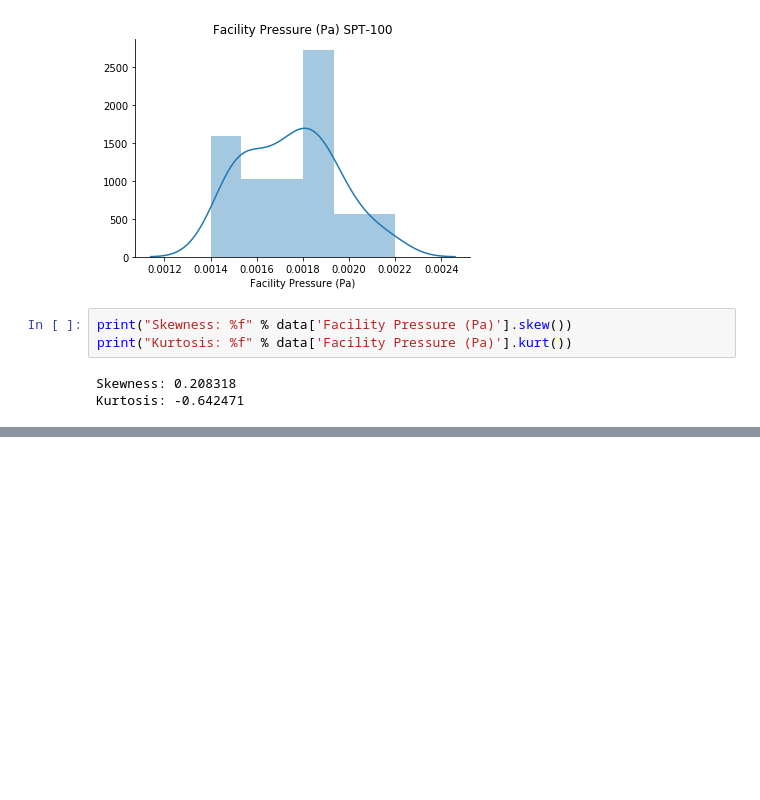
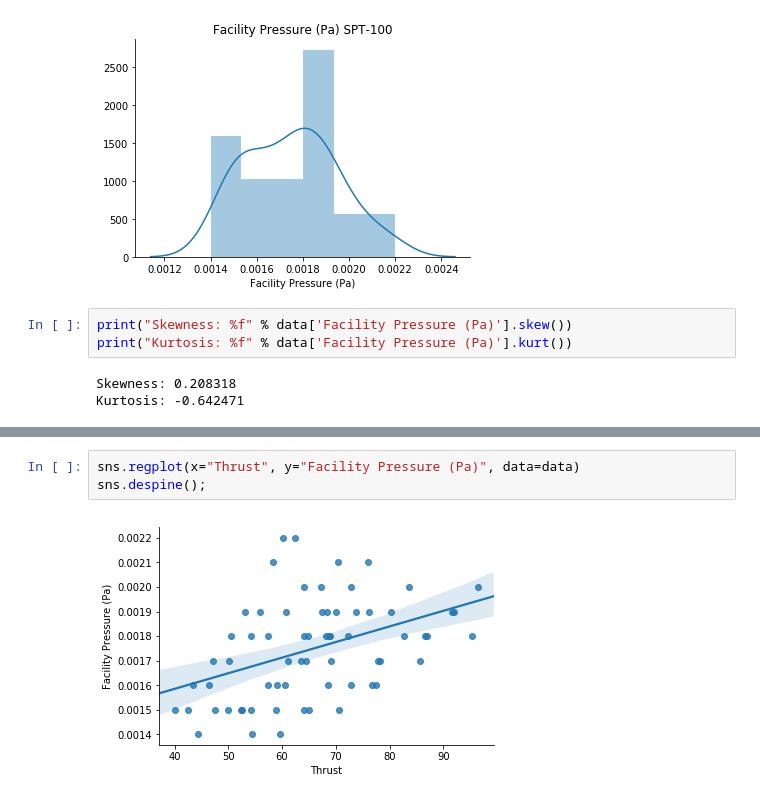
Before and after one commit to lamontano/Capstone2_PsycheNasaProject, a Jupyter notebook: Capstone2/src/Anomaly_Detection_SPT100.ipynb, the cells around one changed output, grey strips where cells are left out. Cells and saved outputs as stored; diff of their text form; blank space fills up the shorter version.

```diff
--- a/Capstone2/src/Anomaly_Detection_SPT100.ipynb
+++ b/Capstone2/src/Anomaly_Detection_SPT100.ipynb
@@ -550,0 +556,5 @@ plt.show();
+# %%
+sns.regplot(x="Thrust", y="Facility Pressure (Pa)", data=data)
+sns.despine();
+# %% [output]
+[figure, added]
```
Also changed, not shown: parts of 20 cells of this notebook.
